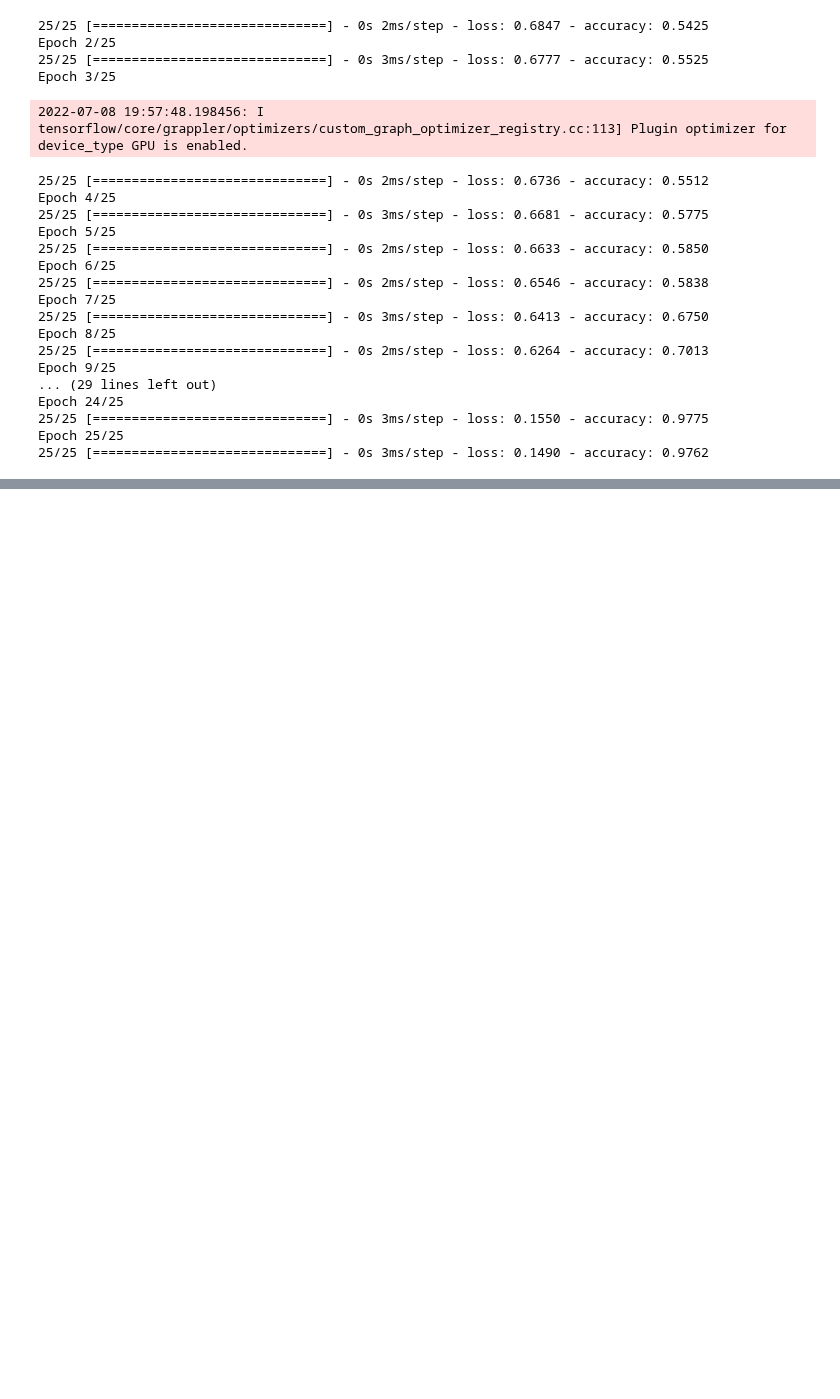
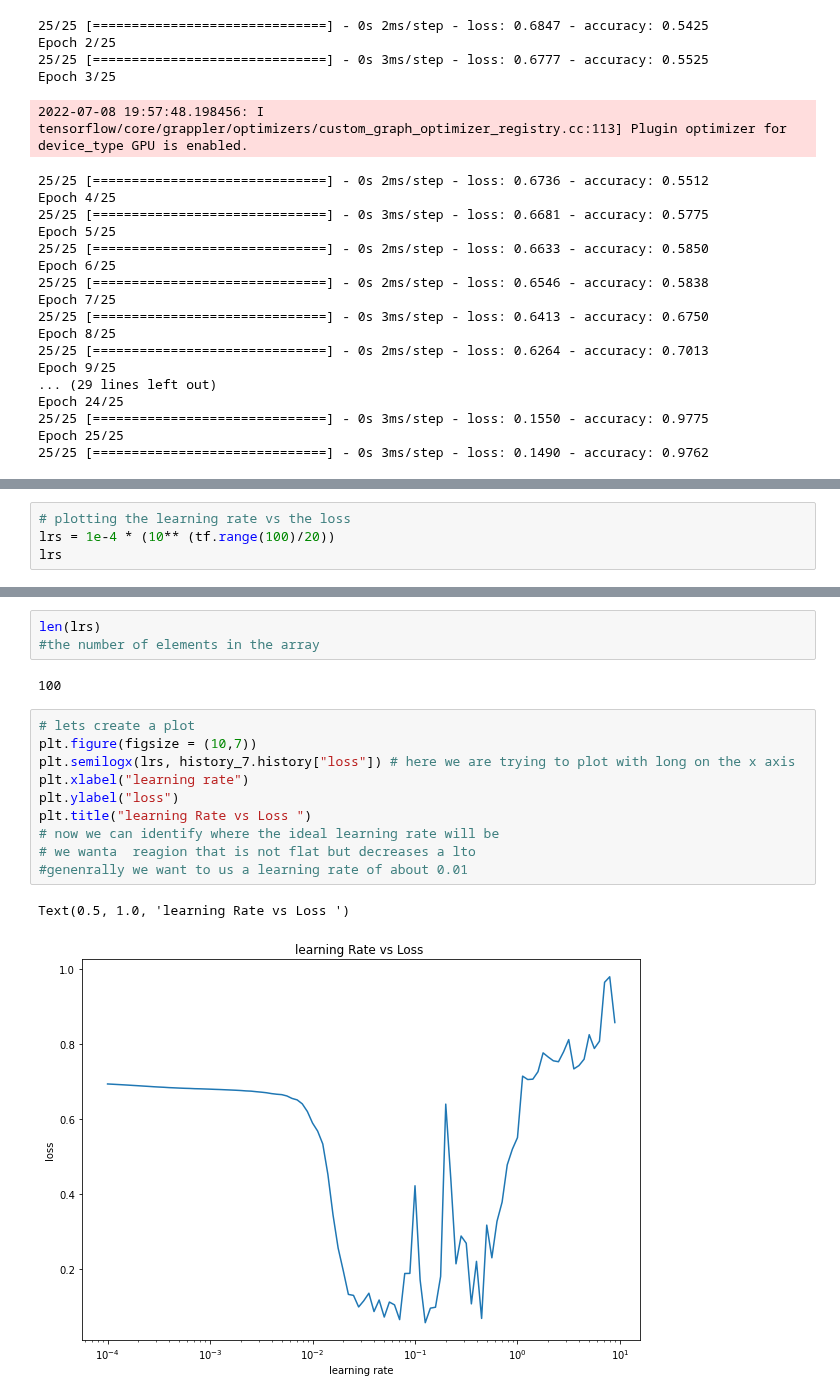
Before and after one commit to Janadhi14/tensorflow-test, a Jupyter notebook: Classification.ipynb, the cells around one changed output, grey strips where cells are left out. Saved outputs shown, nothing was run; the diff lists cells and outputs as text; blank space fills up the shorter version.

```diff
--- a/Classification.ipynb
+++ b/Classification.ipynb
@@ -655,0 +764,4 @@ Epoch 25/25
+# %%
+# plotting the learning rate vs the loss
+lrs = 1e-4 * (10** (tf.range(100)/20))
+lrs
@@ -655,0 +786,18 @@ Epoch 25/25
+# %%
+len(lrs)
+#the number of elements in the array
+# %% [output]
+100
+# %%
+# lets create a plot
+plt.figure(figsize = (10,7))
+plt.semilogx(lrs, history_7.history["loss"]) # here we are trying to plot with long on the x axis
+plt.xlabel("learning rate")
+plt.ylabel("loss")
+plt.title("learning Rate vs Loss ")
+# now we can identify where the ideal learning rate will be
+# we wanta  reagion that is not flat but decreases a lto
+#genenrally we want to us a learning rate of about 0.01
+# %% [output]
+Text(0.5, 1.0, 'learning Rate vs Loss ')
+[figure, added]
```
Also changed, not shown: parts of 8 cells of this notebook.
